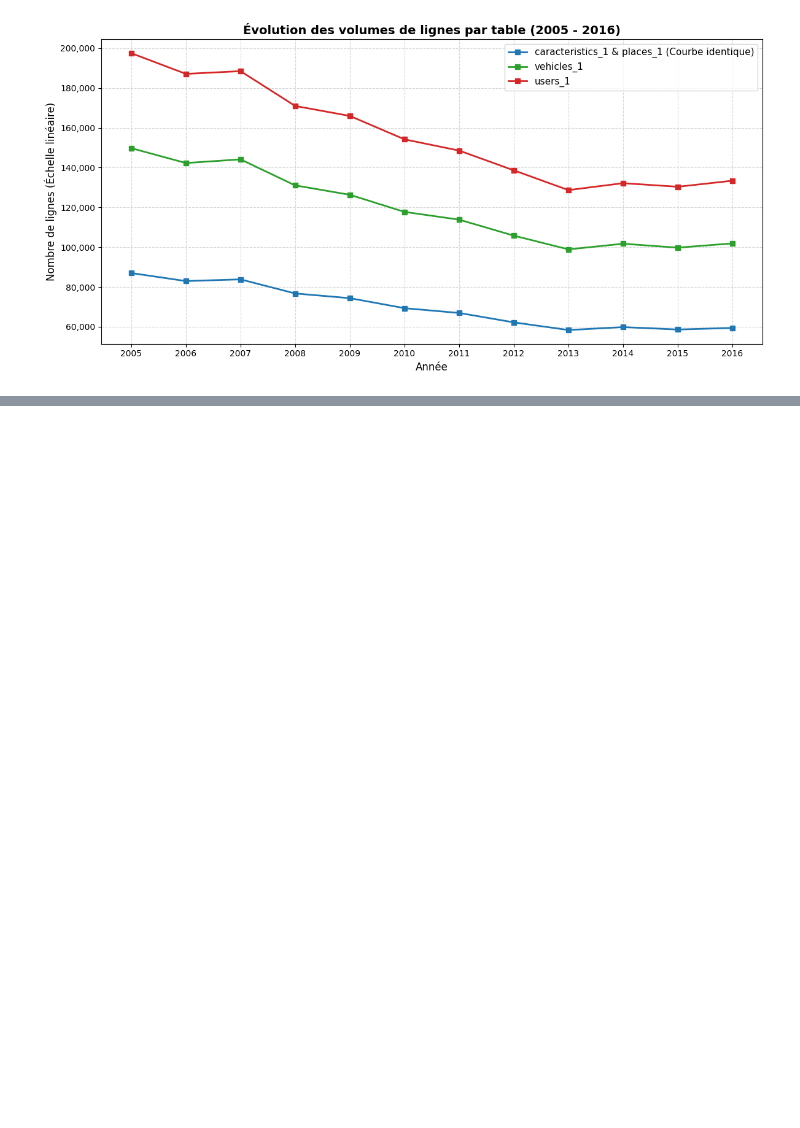
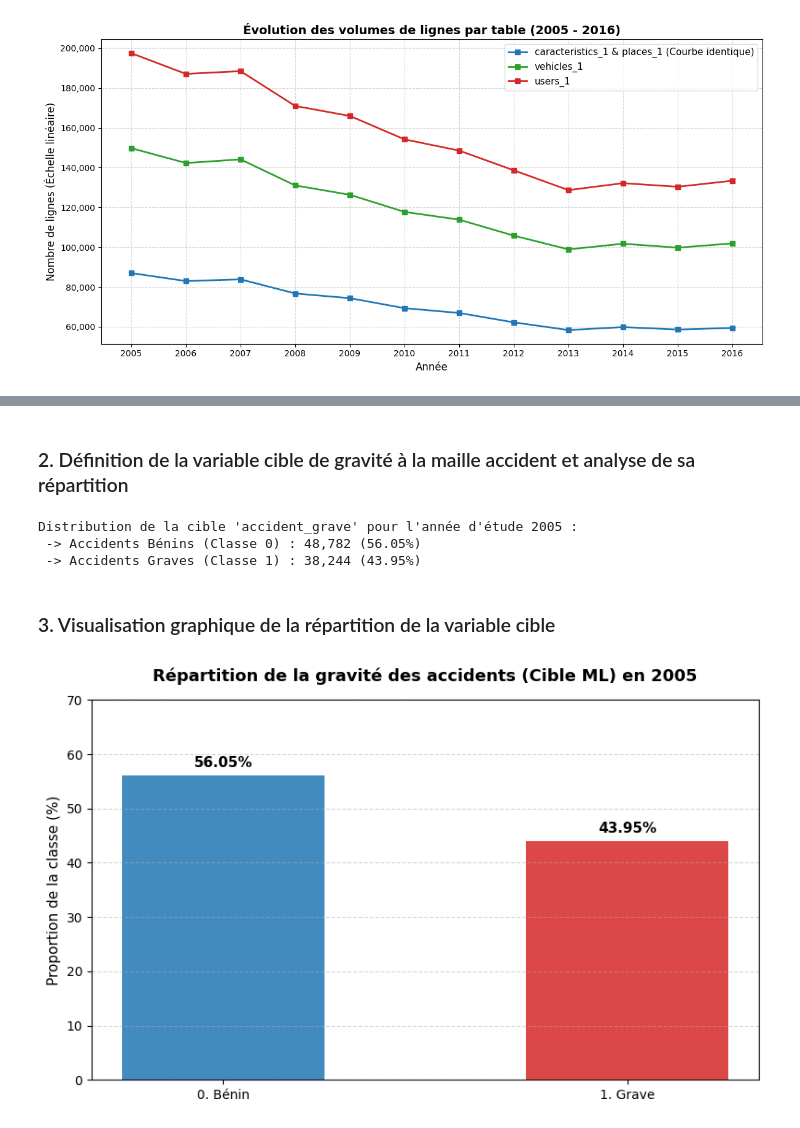
Before and after one commit to mathieu10266/AAA_Prediction-de-la-gravite-des-accidents-de-la-route-en-France, a Jupyter notebook: AAA_Accidents_en_France.ipynb, the cells around one changed output, grey strips where cells are left out. Cells and saved outputs as stored; diff of their text form; code cells hidden in the pictures; blank space fills up the shorter version.

```diff
--- a/AAA_Accidents_en_France.ipynb
+++ b/AAA_Accidents_en_France.ipynb
@@ -710,19 +688,3 @@ print(f"-> users_2005         : {users_2005.shape[0]:,} lignes")
 -> places_2005        : 87,026 lignes
 -> vehicles_2005      : 149,764 lignes
 -> users_2005         : 197,498 lignes
-# %%
-print("--- 2. Définition de la gravité de l'accident et identification de la cible ---")
-
-# Un accident est Grave (1) s'il y a au moins un usager tué (2) ou hospitalisé (3).
-# Sinon il est classé en Bon état (0).
-users_2005['is_grave_usager'] = users_2005['grav'].isin([2, 3]).astype(int)
-
-# Agrégation de la gravité maximale par accident
-accidents_gravite = users_2005.groupby('Num_Acc')['is_grave_usager'].max().reset_index()
-accidents_gravite.columns = ['Num_Acc', 'accident_grave']
-
-# Bilan de la cible à la maille accident
-classes_count = accidents_gravite['accident_grave'].value_counts()
-print(f"Distribution initiale des accidents en 2005 :")
-print(f" -> Accidents de classe 0 (Bon état) : {classes_count[0]:,} ({classes_count[0]/len(accidents_gravite)*100:.2f}%)")
-print(f" -> Accidents de classe 1 (Grave)    : {classes_count[1]:,} ({classes_count[1]/len(accidents_gravite)*100:.2f}%)")
@@ -838,0 +691,38 @@ Bilan final des volumes synchronisés :
+# %% [markdown]
+### 2. Définition de la variable cible de gravité à la maille accident et analyse de sa répartition
+# %%
+# Agrégation de la gravité maximale par accident
+accidents_gravite = (users_2005['grav'].isin([2, 3]).groupby(users_2005['Num_Acc']).max().astype(int).rename('accident_grave').reset_index())
+
+# Calcul des proportions
+classes_count = accidents_gravite['accident_grave'].value_counts()
+prop_benin = (classes_count[0] / len(accidents_gravite)) * 100
+prop_grave = (classes_count[1] / len(accidents_gravite)) * 100
+
+print("Distribution de la cible 'accident_grave' pour l'année d'étude 2005 :")
+print(f" -> Accidents Bénins (Classe 0) : {classes_count[0]:,} ({prop_benin:.2f}%)")
+print(f" -> Accidents Graves (Classe 1) : {classes_count[1]:,} ({prop_grave:.2f}%)")
+# %% [output]
+Distribution de la cible 'accident_grave' pour l'année d'étude 2005 :
+ -> Accidents Bénins (Classe 0) : 48,782 (56.05%)
+ -> Accidents Graves (Classe 1) : 38,244 (43.95%)
+# %% [markdown]
+### 3. Visualisation graphique de la répartition de la variable cible
+# %%
+# Création d'un graphique à barres pour visualiser le ratio de distribution
+plt.figure(figsize=(8, 5))
+colors = ['#1f77b4', '#d62728']
+plt.bar(['0. Bénin', '1. Grave'], [prop_benin, prop_grave], color=colors, alpha=0.85, width=0.5)
+
+# Ajout des étiquettes de pourcentage sur les barres
+for i, val in enumerate([prop_benin, prop_grave]):
+    plt.text(i, val + 1, f"{val:.2f}%", ha='center', va='bottom', fontsize=11, fontweight='bold')
+
+plt.title("Répartition de la gravité des accidents (Cible ML) en 2005", fontsize=13, fontweight='bold', pad=15)
+plt.ylabel("Proportion de la classe (%)", fontsize=11)
+plt.ylim(0, 70)
+plt.grid(axis='y', linestyle='--', alpha=0.5)
+plt.tight_layout()
+plt.show()
+# %% [output]
+[figure, added]
```
Also changed, not shown: parts of 49 cells of this notebook.
